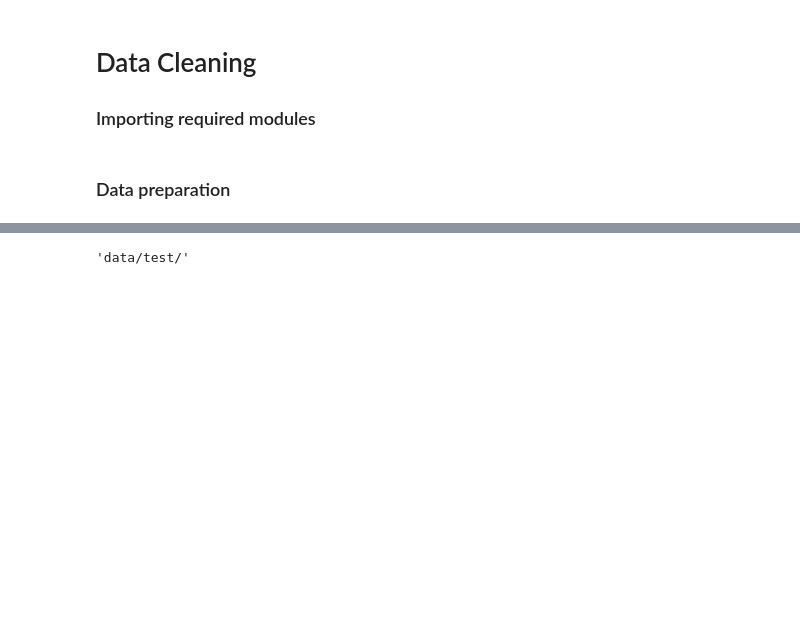
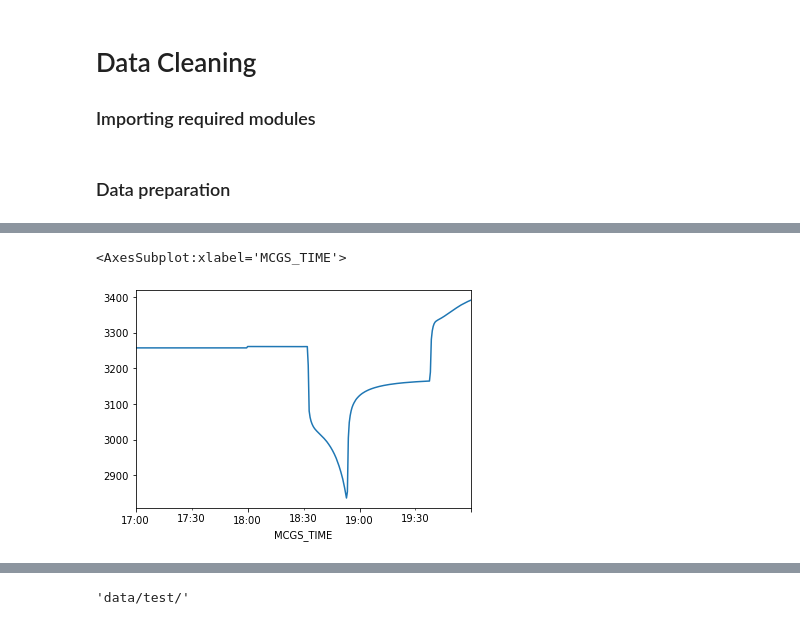
Before and after one commit to 314ka4y/Anomaly-detection-project, a Jupyter notebook: Anomaly_detection.ipynb, the cells around one changed output, grey strips where cells are left out. Cells and saved outputs as stored; diff of their text form; code cells hidden in the pictures; blank space fills up the shorter version.

```diff
--- a/Anomaly_detection.ipynb
+++ b/Anomaly_detection.ipynb
@@ -675,0 +376,5 @@ final_df.plot()
+# %%
+mean_30sec.plot()
+# %% [output]
+<AxesSubplot:xlabel='MCGS_TIME'>
+[figure, added]
```
Also changed, not shown: parts of 145 cells of this notebook, 27 other files.
